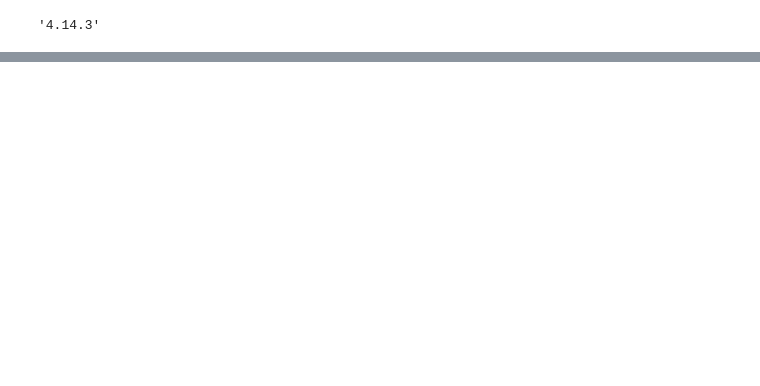
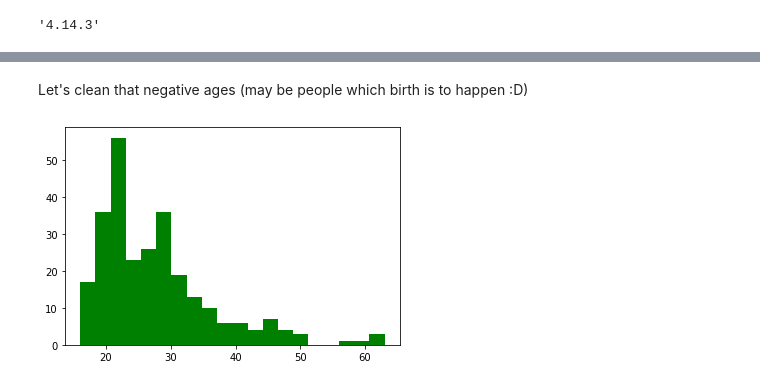
Before and after one commit to dan1dr/microdosing, a Jupyter notebook: notebooks/2.EDA.ipynb, the cells around one changed output, grey strips where cells are left out. Saved outputs shown, nothing was run; the diff lists cells and outputs as text; code cells hidden in the pictures; blank space fills up the shorter version.

```diff
--- a/notebooks/2.EDA.ipynb
+++ b/notebooks/2.EDA.ipynb
@@ -157,0 +177,7 @@ iplot(chromap, validate=False)
+# %% [markdown]
+Let's clean that negative ages (may be people which birth is to happen :D)
+# %%
+data = data.drop(data.loc[data['Age'] < 0].index)
+plt.hist(data['Age'], bins=20, color='green');
+# %% [output]
+[figure, added]
```
Also changed, not shown: parts of 45 cells of this notebook.
